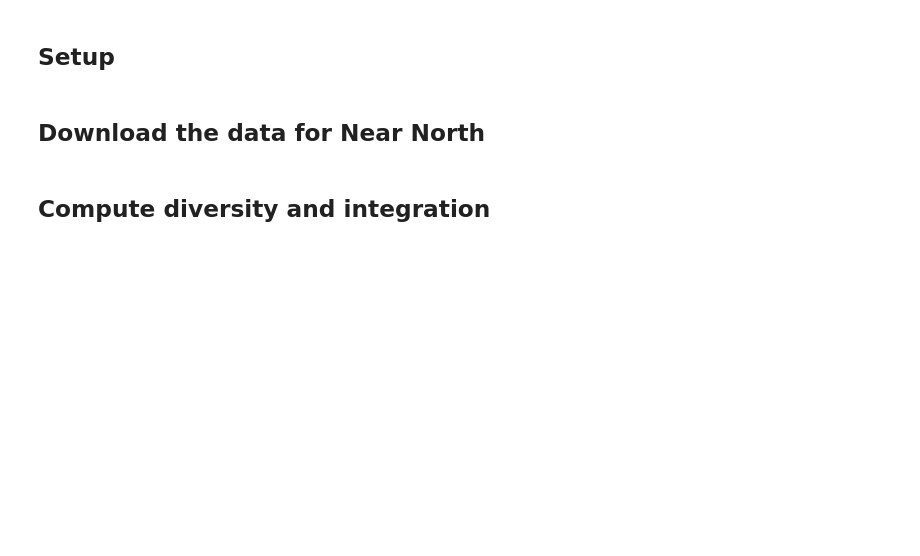
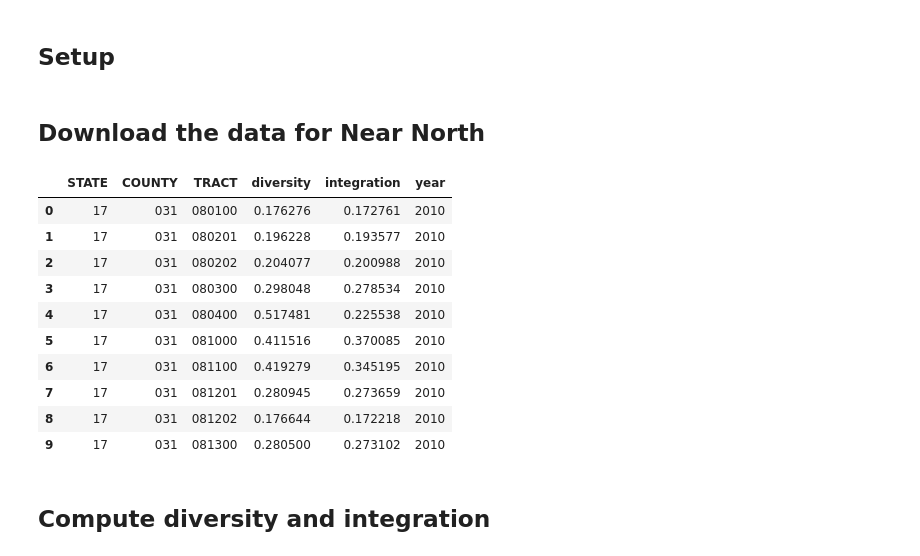
Before and after one commit to bryantco/near-north-demographics, a Jupyter notebook: main.ipynb, the cells around one changed output. Saved outputs shown, nothing was run; the diff lists cells and outputs as text; code cells hidden in the pictures; blank space fills up the shorter version.

```diff
--- a/main.ipynb
+++ b/main.ipynb
@@ -63,3 +42,40 @@ df_near_north_2010 = ced.download(
+# %%
+df_stacked = pd.DataFrame()
+
+for year in [2010, 2020]:
+    df_near_north = ced.download(
+        dataset=DATASET,
+        vintage=year,
+        leaves_of_group=GROUP,
+        state=IL,
+        county=COOK,
+        tract=tracts_near_north,
+        block='*',
+        api_key=CENSUS_API_KEY,
+    )
+
+    df_near_north_final = dis.di(
+        df_communities=df_near_north,
+        by=['STATE', 'COUNTY', 'TRACT'],
+        over='BLOCK'
+    ).reset_index()
+
+    df_near_north_final['year'] = year
+    df_stacked = pd.concat([df_stacked, df_near_north_final])
+# %%
+df_stacked.head(10)
+# %% [output]
+|  | STATE | COUNTY | TRACT | diversity | integration | year |
+| 0 | 17 | 031 | 080100 | 0.176276 | 0.172761 | 2010 |
+| 1 | 17 | 031 | 080201 | 0.196228 | 0.193577 | 2010 |
+| 2 | 17 | 031 | 080202 | 0.204077 | 0.200988 | 2010 |
+| 3 | 17 | 031 | 080300 | 0.298048 | 0.278534 | 2010 |
+| 4 | 17 | 031 | 080400 | 0.517481 | 0.225538 | 2010 |
+| 5 | 17 | 031 | 081000 | 0.411516 | 0.370085 | 2010 |
+| 6 | 17 | 031 | 081100 | 0.419279 | 0.345195 | 2010 |
+| 7 | 17 | 031 | 081201 | 0.280945 | 0.273659 | 2010 |
+| 8 | 17 | 031 | 081202 | 0.176644 | 0.172218 | 2010 |
+| 9 | 17 | 031 | 081300 | 0.280500 | 0.273102 | 2010 |
 # %% [markdown]
 ## Compute diversity and integration
 # %% [markdown]
```
Also changed, not shown: parts of 8 cells of this notebook, 1 other file.
